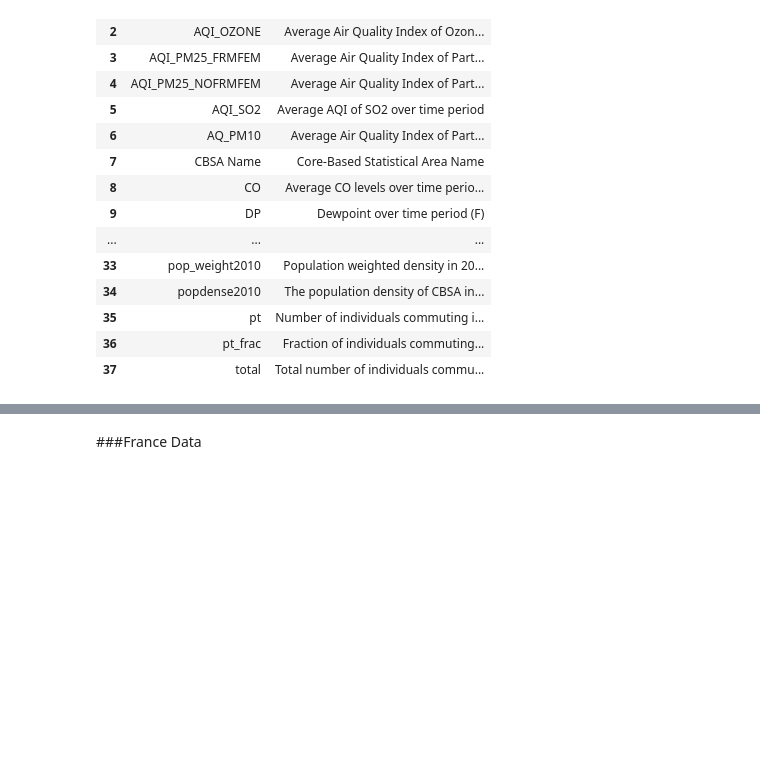
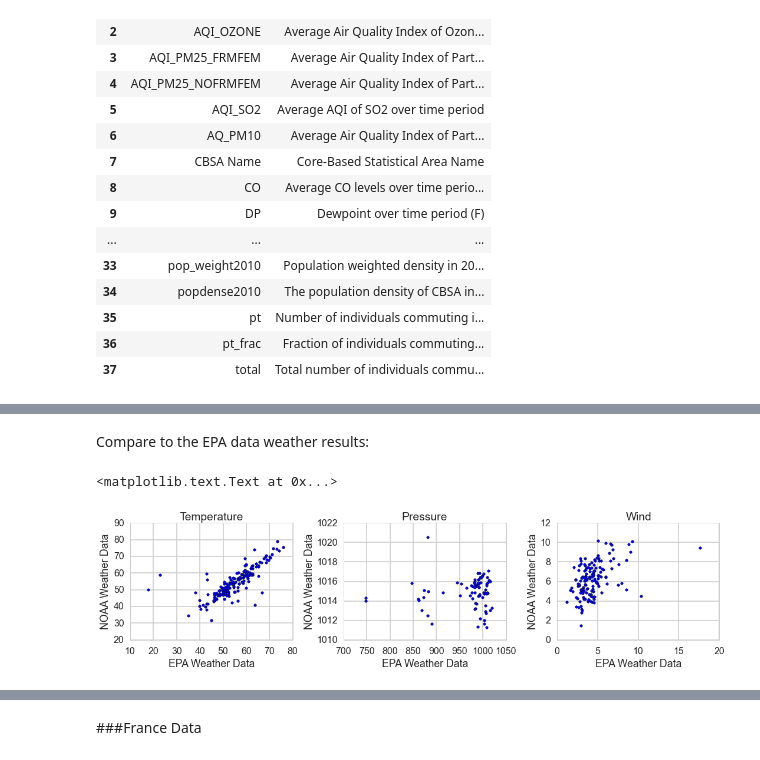
Before and after one commit to mchaffin17/AirPollutionFinalProject, a Jupyter notebook: DataCollection&Cleaning.ipynb, the cells around one changed output, grey strips where cells are left out. Cells and saved outputs as stored; diff of their text form; code cells hidden in the pictures; blank space fills up the shorter version.

```diff
--- a/DataCollection&Cleaning.ipynb
+++ b/DataCollection&Cleaning.ipynb
@@ -692,0 +1197,11 @@ Codebook for datasets:
+# %%
+#Add cbsa name to the weather data
+WeatherFrame_y['CBSA Name'] = WeatherFrame_y['Site'].map(mapperWeath.get)
+WeatherFrame_s['CBSA Name'] = WeatherFrame_s['Site'].map(mapperWeath.get)
+WeatherFrame_m['CBSA Name'] = WeatherFrame_m['Site'].map(mapperWeath.get)
+WeatherFrame_s['id']=WeatherFrame_s['CBSA Name'] + WeatherFrame_s['Season'].astype(str)
+WeatherFrame_m['id']=WeatherFrame_m['CBSA Name'] + WeatherFrame_m['Month'].astype(str)
+# %%
+#Replace the 0's in precipiation with nan's as they are missing data
+#not actually 0's. Just an issue for yearly data
+WeatherFrame_y['Precip'] = WeatherFrame_y['Precip'].replace(0,np.nan)
@@ -692,0 +1212,5 @@ Codebook for datasets:
+# %%
+#Merge weather data with the previous work
+YearDat2 = YearDat2.merge(WeatherFrame_y,on='CBSA Name',how='left')
+SeasonDat2 = SeasonDat2.merge(WeatherFrame_s[['Temp','RH','Pressure','Wind','Precip','id']],on='id',how='left')
+MonthDat2 = MonthDat2.merge(WeatherFrame_m[['Temp','RH','Pressure','Wind','Precip','id']],on='id',how='left')
@@ -692,0 +1221,23 @@ Codebook for datasets:
+# %% [markdown]
+Compare to the EPA data weather results:
+# %%
+Comp_y1 = YearDat[['CBSA Name','WIND','RH','PRESS','TEMP']]
+Comp_y1 = Comp_y1.merge(YearDat2[['CBSA Name','Pressure','RH','Temp','Wind']],on='CBSA Name',how='left')
+# %%
+fig, axes = plt.subplots(nrows=1, ncols=3, figsize=(15, 4))
+fig.set_tight_layout(True)
+axes[0].scatter(Comp_y1['TEMP'],Comp_y1['Temp'])
+axes[0].set_title('Temperature')
+axes[0].set_ylabel('NOAA Weather Data')
+axes[0].set_xlabel('EPA Weather Data')
+axes[1].scatter(Comp_y1['PRESS'],Comp_y1['Pressure'])
+axes[1].set_title('Pressure')
+axes[1].set_ylabel('NOAA Weather Data')
+axes[1].set_xlabel('EPA Weather Data')
+axes[2].scatter(Comp_y1['WIND'],Comp_y1['Wind'])
+axes[2].set_title('Wind')
+axes[2].set_ylabel('NOAA Weather Data')
+axes[2].set_xlabel('EPA Weather Data')
+# %% [output]
+<matplotlib.text.Text at 0x...>
+[figure, added]
```
Also changed, not shown: parts of 35 cells of this notebook, 5 other files.
